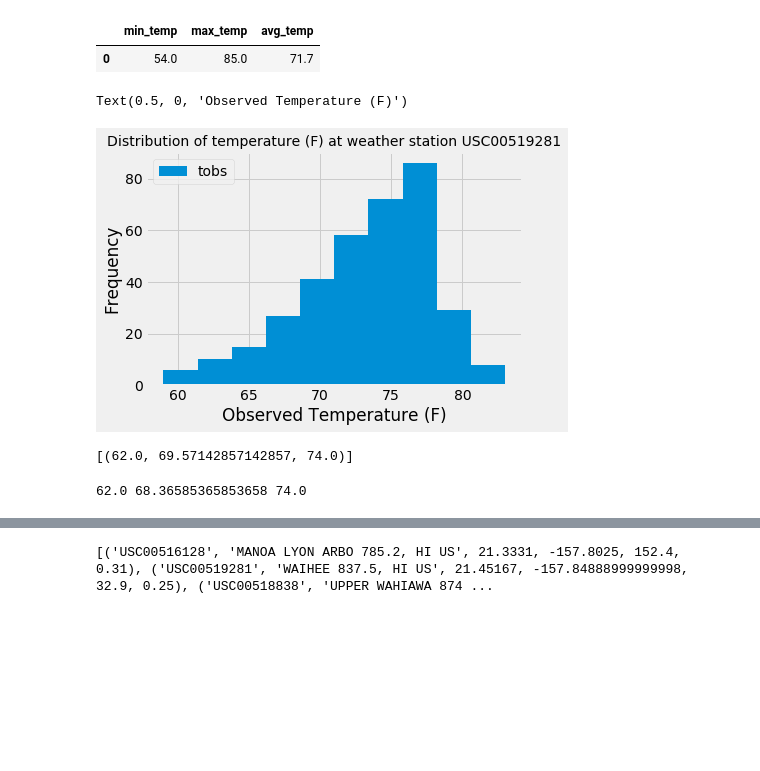
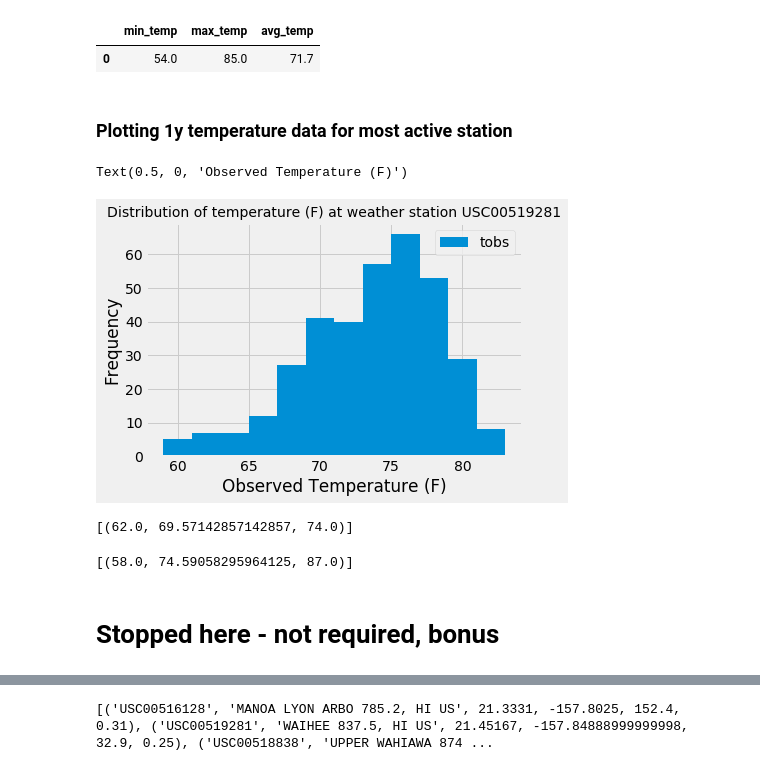
Before and after one commit to skonkiel/hawaii-weather-analysis, a Jupyter notebook: climate_starter.ipynb, the cells around one changed output, grey strips where cells are left out. Drawn from its saved outputs; the diff is of its cells as text; code cells hidden in the pictures; blank space fills up the shorter version.

```diff
--- a/climate_starter.ipynb
+++ b/climate_starter.ipynb
@@ -146,30 +154,32 @@ most_active_temps
 # %% [output]
 |  | min_temp | max_temp | avg_temp |
 | 0 | 54.0 | 85.0 | 71.7 |
+# %% [markdown]
+### Plotting 1y temperature data for most active station
 # %%
 # Choose the station with the highest number of temperature observations.
 
 temp_data = pd.read_sql_query("SELECT m.tobs, m.date, s.station \
                                  FROM measurement m \
                                  JOIN station s \
                                  ON m.station = s.station", engine)
 t = temp_data.dropna().groupby('station')['tobs'].count()
 
 t_most = t[t == max(t)] # USC00519281 is the measurement station with highest number of temp observations
 
 # Query the last 12 months of temperature observation data for this station and plot the results as a histogram
 t_most_temp_data = pd.read_sql_query("SELECT m.tobs, m.date, s.station \
                                  FROM measurement m \
                                  JOIN station s \
                                  ON m.station = s.station \
                                  WHERE m.date BETWEEN '2016-08-23' and '2017-08-23' \
                                  AND s.station = 'USC00519281'", engine)
-t_most_temp_data.plot(y='tobs', kind='hist')
+t_most_temp_data.plot(y='tobs', kind='hist', bins=12)
 plt.title("Distribution of temperature (F) at weather station USC00519281", fontsize=14)
 plt.xlabel("Observed Temperature (F)")
 # %% [output]
 Text(0.5, 0, 'Observed Temperature (F)')
-[figure, old version]
+[figure, new version]
 # %%
 # This function called `calc_temps` will accept start date and end date in the format '%Y-%m-%d'
 # and return the minimum, average, and maximum temperatures for that range of dates
@@ -194,8 +204,12 @@ print(calc_temps('2012-02-28', '2012-03-05'))
 # %%
 # Use your previous function `calc_temps` to calculate the tmin, tavg, and tmax
 # for your trip using the previous year's data for those same dates.
+past_year_temps = calc_temps('2016-08-23','2017-08-23')
+print(past_year_temps)
 # %% [output]
-62.0 68.36585365853658 74.0
+[(58.0, 74.59058295964125, 87.0)]
+# %% [markdown]
+# Stopped here - not required, bonus
 # %%
 # Plot the results from your previous query as a bar chart.
 # Use "Trip Avg Temp" as your Title
```
Also changed, not shown: parts of 8 cells of this notebook, 1 other file.
